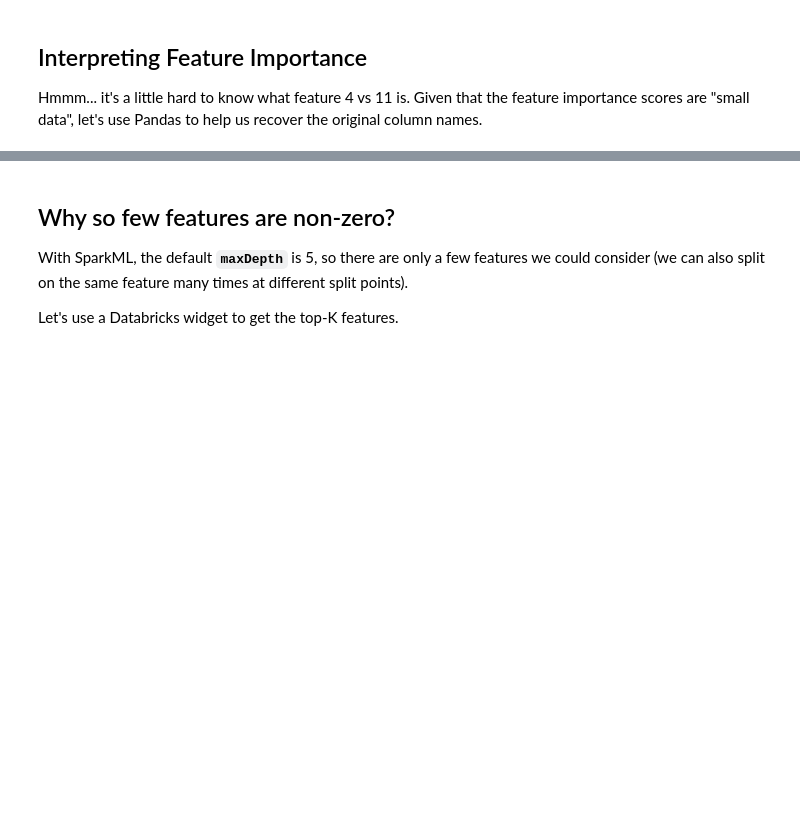
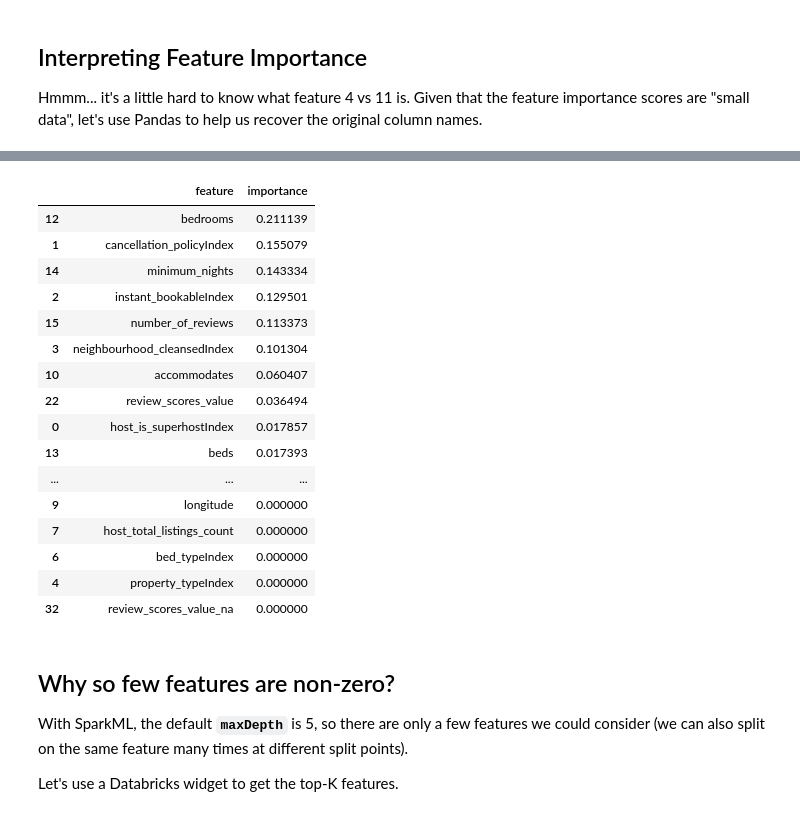
Before and after one commit to manujjoshi/Databricks, a Jupyter notebook: Machine Learning with Data Bricks/ML 06 - Decision Trees.ipynb, the cells around one changed output, grey strips where cells are left out. Drawn from its saved outputs; the diff is of its cells as text; code cells hidden in the pictures; blank space fills up the shorter version.

```diff
--- a/Machine Learning with Data Bricks/ML 06 - Decision Trees.ipynb
+++ b/Machine Learning with Data Bricks/ML 06 - Decision Trees.ipynb
@@ -67,4 +87,4 @@ stages = [string_indexer, vec_assembler, dt]
 pipeline = Pipeline(stages=stages)
 
 # Uncomment to perform fit
-# pipeline_model = pipeline.fit(train_df)
+pipeline_model = pipeline.fit(train_df)
@@ -103,4 +150,5 @@ Hmmm... it's a little hard to know what feature 4 vs 11 is. Given that the featu
 import pandas as pd
 
 features_df = pd.DataFrame(list(zip(vec_assembler.getInputCols(), dt_model.featureImportances)), columns=["feature", "importance"])
-features_df
+features_df.sort_values(by='importance',ascending=False)
+# %% [output]
@@ -107,3 +156,20 @@ features_df
+|  | feature | importance |
+| 12 | bedrooms | 0.211139 |
+| 1 | cancellation_policyIndex | 0.155079 |
+| 14 | minimum_nights | 0.143334 |
+| 2 | instant_bookableIndex | 0.129501 |
+| 15 | number_of_reviews | 0.113373 |
+| 3 | neighbourhood_cleansedIndex | 0.101304 |
+| 10 | accommodates | 0.060407 |
+| 22 | review_scores_value | 0.036494 |
+| 0 | host_is_superhostIndex | 0.017857 |
+| 13 | beds | 0.017393 |
+| ... | ... | ... |
+| 9 | longitude | 0.000000 |
+| 7 | host_total_listings_count | 0.000000 |
+| 6 | bed_typeIndex | 0.000000 |
+| 4 | property_typeIndex | 0.000000 |
+| 32 | review_scores_value_na | 0.000000 |
 # %% [markdown]
 ## Why so few features are non-zero?
 
```
Also changed, not shown: parts of 19 cells of this notebook, 2 other files.
